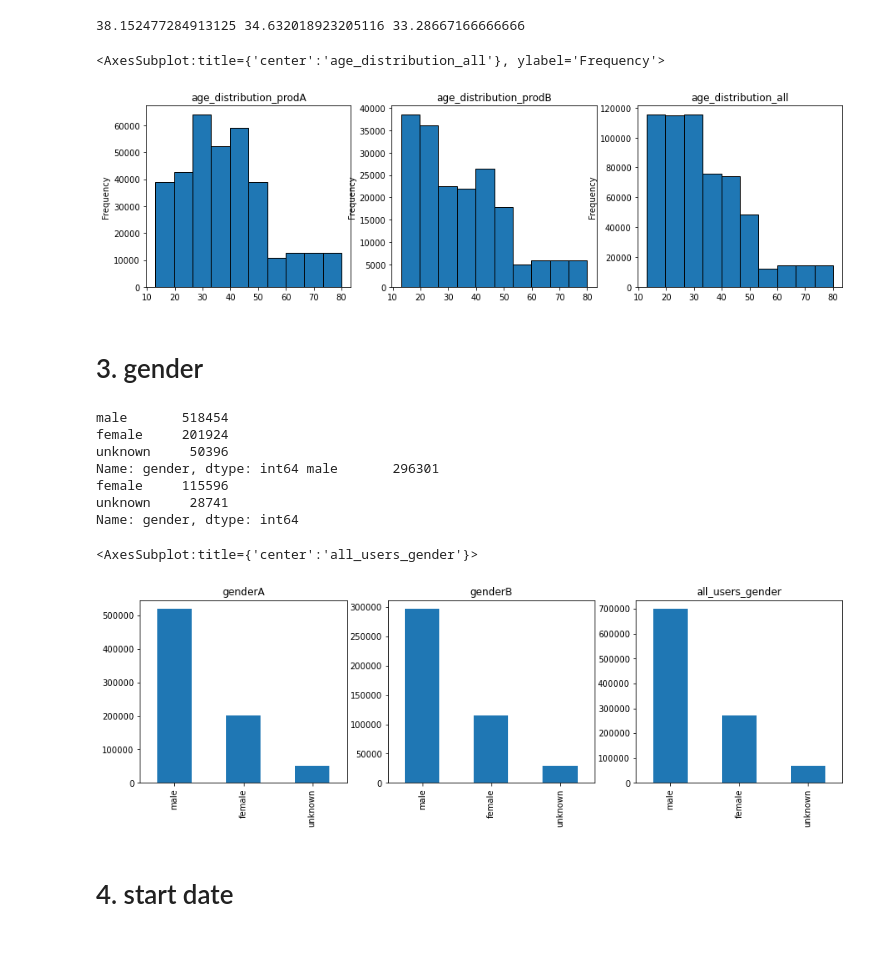
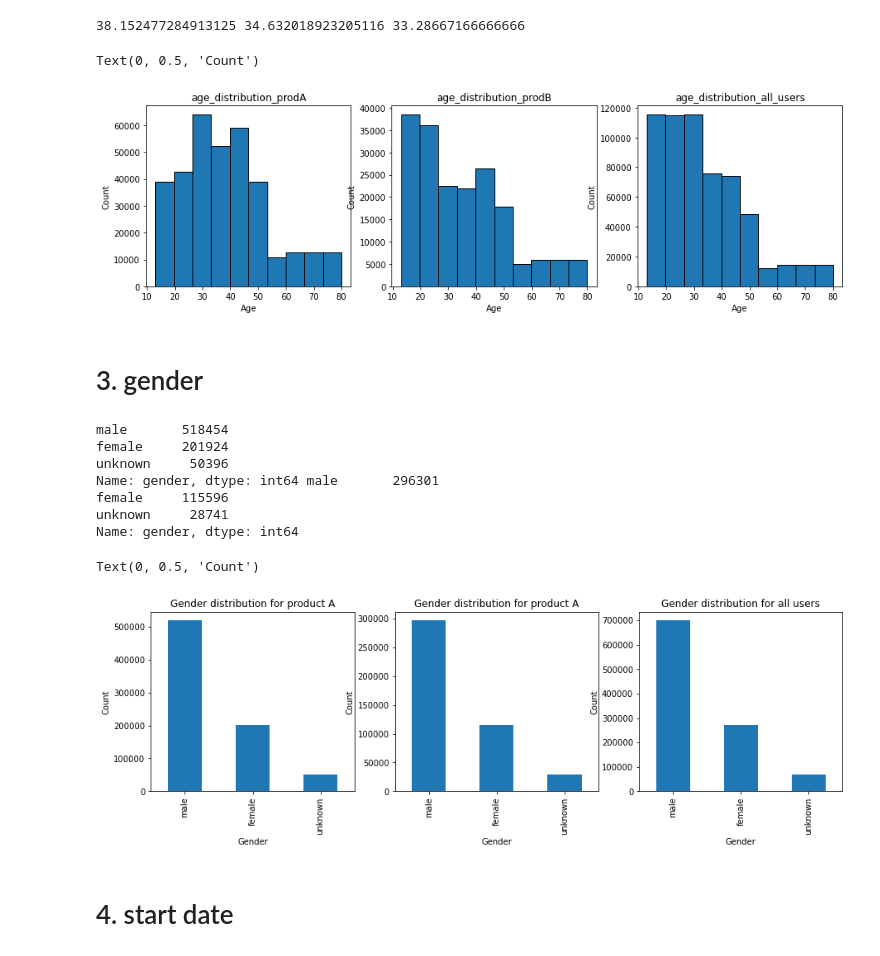
Before and after one commit to geofot96/facebook_analytics_academy_2020, a Jupyter notebook: george/Q2.ipynb, the cells around one changed output. Saved outputs shown, nothing was run; the diff lists cells and outputs as text; code cells hidden in the pictures.

```diff
--- a/george/Q2.ipynb
+++ b/george/Q2.ipynb
@@ -3,10 +3,10 @@ import numpy as np
 import pandas as pd
 import matplotlib.pyplot as plt
 # %%
-merged = pd.read_csv('merged_dataset.csv')
-df1 = pd.read_csv('prod_A.csv')
-df2 = pd.read_csv('prod_B.csv')
-user_data = pd.read_csv('user_data.csv')
+merged = pd.read_csv('./merged_dataset.csv')
+df1 = pd.read_csv('./AA Data Challenge Datasets/prod_A.csv')
+df2 = pd.read_csv('./AA Data Challenge Datasets/prod_B.csv')
+user_data = pd.read_csv('./AA Data Challenge Datasets/user_data.csv')
 # %%
 merged = pd.DataFrame(merged, columns = ['user_id', 'country', 'age', 'gender', 'start_date', 'ds1', 'ds2'])
 # %%
@@ -141,12 +162,18 @@ print(age1.describe()['age']['mean'], age2.describe()['age']['mean'], age.descri
 38.152477284913125 34.632018923205116 33.28667166666666
 # %%
 fig, axs = plt.subplots(1, 3, figsize=(15,4))
-age1['age'].plot(ax=axs[0], kind='hist', edgecolor="k", title='age_distribution_prodA')
-age2['age'].plot(ax=axs[1], kind='hist', edgecolor="k", title='age_distribution_prodB')
-age['age'].plot(ax=axs[2], kind='hist',edgecolor="k", title='age_distribution_all')
+ax = age1['age'].plot(ax=axs[0], kind='hist', edgecolor="k", title='age_distribution_prodA')
+ax.set_xlabel("Age")
+ax.set_ylabel("Count")
+ax = age2['age'].plot(ax=axs[1], kind='hist', edgecolor="k", title='age_distribution_prodB')
+ax.set_xlabel("Age")
+ax.set_ylabel("Count")
+ax = age['age'].plot(ax=axs[2], kind='hist',edgecolor="k", title='age_distribution_all_users')
+ax.set_xlabel("Age")
+ax.set_ylabel("Count")
 # %% [output]
-<AxesSubplot:title={'center':'age_distribution_all'}, ylabel='Frequency'>
+Text(0, 0.5, 'Count')
-[figure, old version]
+[figure, new version]
 # %% [markdown]
 # 3. gender
 # %%
@@ -155,9 +182,15 @@ genderB = product2['gender'].value_counts()
 gender_all = merged['gender'].value_counts()
 print(genderA, genderB)
 fig2, axs2 = plt.subplots(1, 3, figsize=(15,4))
-genderA.plot(ax=axs2[0], kind='bar', title='genderA')
-genderB.plot(ax=axs2[1], kind='bar', title='genderB')
-gender_all.plot(ax=axs2[2],kind='bar', title='all_users_gender')
+ax = genderA.plot(ax=axs2[0], kind='bar', title='Gender distribution for product A')
+ax.set_xlabel("Gender")
+ax.set_ylabel("Count")
+ax = genderB.plot(ax=axs2[1], kind='bar', title='Gender distribution for product A')
+ax.set_xlabel("Gender")
+ax.set_ylabel("Count")
+ax = gender_all.plot(ax=axs2[2],kind='bar', title='Gender distribution for all users')
+ax.set_xlabel("Gender")
+ax.set_ylabel("Count")
 # %% [output]
 male       518454
 female     201924
@@ -166,8 +199,8 @@ Name: gender, dtype: int64 male       296301
 female     115596
 unknown     28741
 Name: gender, dtype: int64
-<AxesSubplot:title={'center':'all_users_gender'}>
+Text(0, 0.5, 'Count')
-[figure, old version]
+[figure, new version]
 # %% [markdown]
 # 4. start date
 # %%
```
Also changed, not shown: parts of 7 cells of this notebook.
